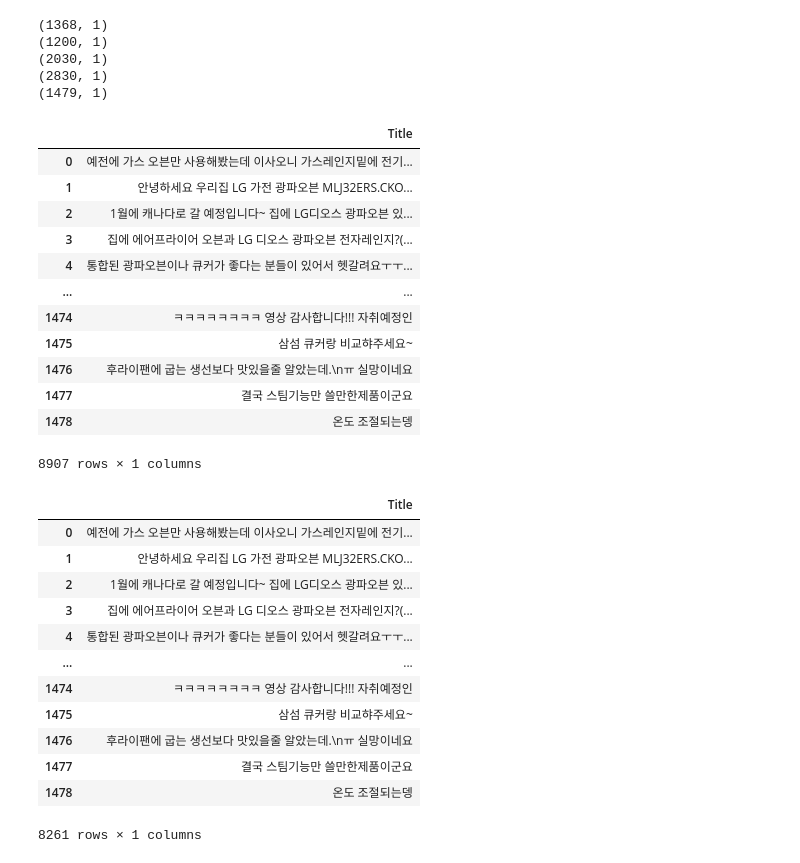
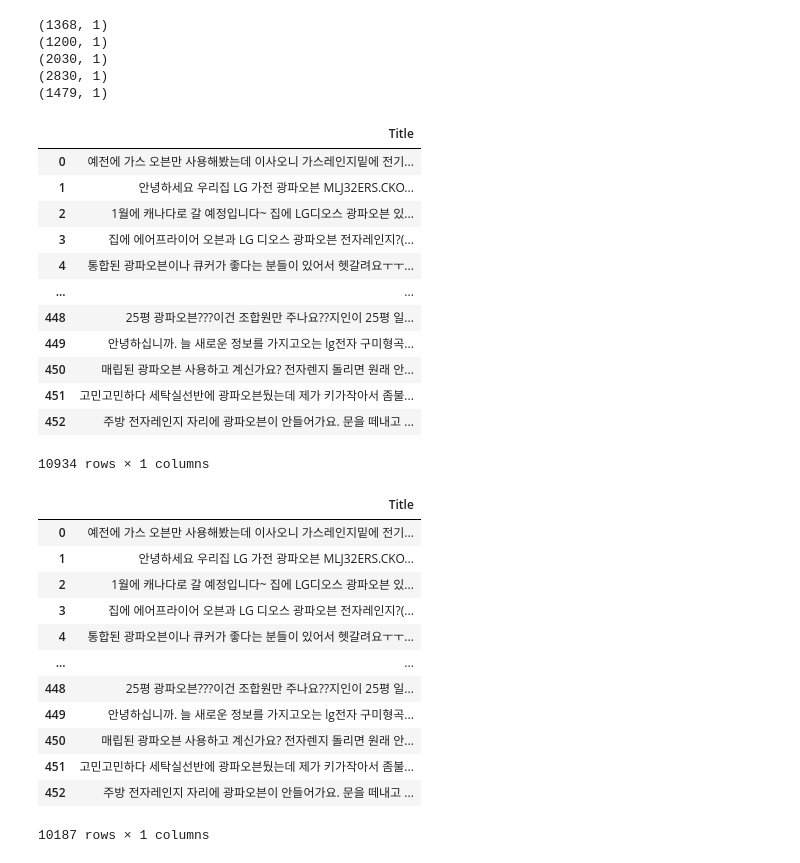
Before and after one commit to narae916/UGS-DX-Project, a Jupyter notebook: 광파오븐/데이터 전처리.ipynb, the cells around one changed output. Drawn from its saved outputs; the diff is of its cells as text; code cells hidden in the pictures.

```diff
--- a/광파오븐/데이터 전처리.ipynb
+++ b/광파오븐/데이터 전처리.ipynb
@@ -40,0 +13,3 @@ df5 = df5[['Review']].rename(columns={'Review': 'Title'})
+# %%
+df6 = pd.read_csv("data/bing.csv")
+df6
@@ -40,0 +30,3 @@ df5 = df5[['Review']].rename(columns={'Review': 'Title'})
+# %%
+df7 = pd.read_csv("data/daum.csv")
+df7
@@ -51,22 +57,22 @@ print(df5.shape)
 (2830, 1)
 (1479, 1)
 # %%
-df = pd.concat([df1, df2, df3, df4, df5], axis=0)
+df = pd.concat([df1, df2, df3, df4, df5, df6, df7], axis=0)
 df
 # %% [output]
 |  | Title |
 | 0 | 예전에 가스 오븐만 사용해봤는데 이사오니 가스레인지밑에 전기... |
 | 1 | 안녕하세요 우리집 LG 가전 광파오븐 MLJ32ERS.CKO... |
 | 2 | 1월에 캐나다로 갈 예정입니다~ 집에 LG디오스 광파오븐 있... |
 | 3 | 집에 에어프라이어 오븐과 LG 디오스 광파오븐 전자레인지?(... |
 | 4 | 통합된 광파오븐이나 큐커가 좋다는 분들이 있어서 헷갈려요ㅜㅜ... |
 | ... | ... |
-| 1474 | ㅋㅋㅋㅋㅋㅋㅋㅋ 영상 감사합니다!!! 자취예정인 |
-| 1475 | 삼섬 큐커랑 비교햐주세요~ |
-| 1476 | 후라이팬에 굽는 생선보다 맛있을줄 알았는데.\nㅠ 실망이네요 |
-| 1477 | 결국 스팀기능만 쓸만한제품이군요 |
-| 1478 | 온도 조절되는뎅 |
+| 448 | 25평 광파오븐???이건 조합원만 주나요??지인이 25평 일... |
+| 449 | 안녕하십니까. 늘 새로운 정보를 가지고오는 lg전자 구미형곡... |
+| 450 | 매립된 광파오븐 사용하고 계신가요? 전자렌지 돌리면 원래 안... |
+| 451 | 고민고민하다 세탁실선반에 광파오븐뒀는데 제가 키가작아서 좀불... |
+| 452 | 주방 전자레인지 자리에 광파오븐이 안들어가요. 문을 떼내고 ... |
-8907 rows × 1 columns
+10934 rows × 1 columns
 # %%
 df_cleaned = df.drop_duplicates()
 df_cleaned.to_csv("data/원문.csv", index=False)
@@ -79,10 +85,10 @@ df_cleaned
 | 3 | 집에 에어프라이어 오븐과 LG 디오스 광파오븐 전자레인지?(... |
 | 4 | 통합된 광파오븐이나 큐커가 좋다는 분들이 있어서 헷갈려요ㅜㅜ... |
 | ... | ... |
-| 1474 | ㅋㅋㅋㅋㅋㅋㅋㅋ 영상 감사합니다!!! 자취예정인 |
-| 1475 | 삼섬 큐커랑 비교햐주세요~ |
-| 1476 | 후라이팬에 굽는 생선보다 맛있을줄 알았는데.\nㅠ 실망이네요 |
-| 1477 | 결국 스팀기능만 쓸만한제품이군요 |
-| 1478 | 온도 조절되는뎅 |
+| 448 | 25평 광파오븐???이건 조합원만 주나요??지인이 25평 일... |
+| 449 | 안녕하십니까. 늘 새로운 정보를 가지고오는 lg전자 구미형곡... |
+| 450 | 매립된 광파오븐 사용하고 계신가요? 전자렌지 돌리면 원래 안... |
+| 451 | 고민고민하다 세탁실선반에 광파오븐뒀는데 제가 키가작아서 좀불... |
+| 452 | 주방 전자레인지 자리에 광파오븐이 안들어가요. 문을 떼내고 ... |
-8261 rows × 1 columns
+10187 rows × 1 columns
 # %%
```
Also changed, not shown: parts of 7 cells of this notebook, 20 other files.
